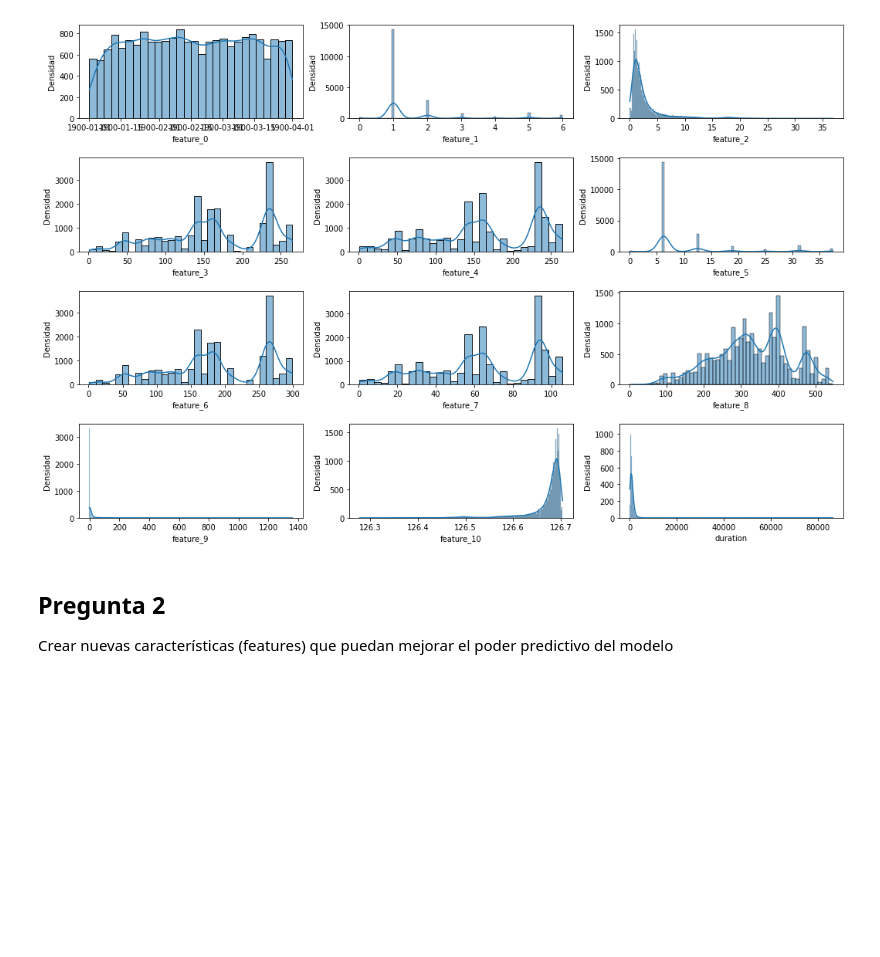
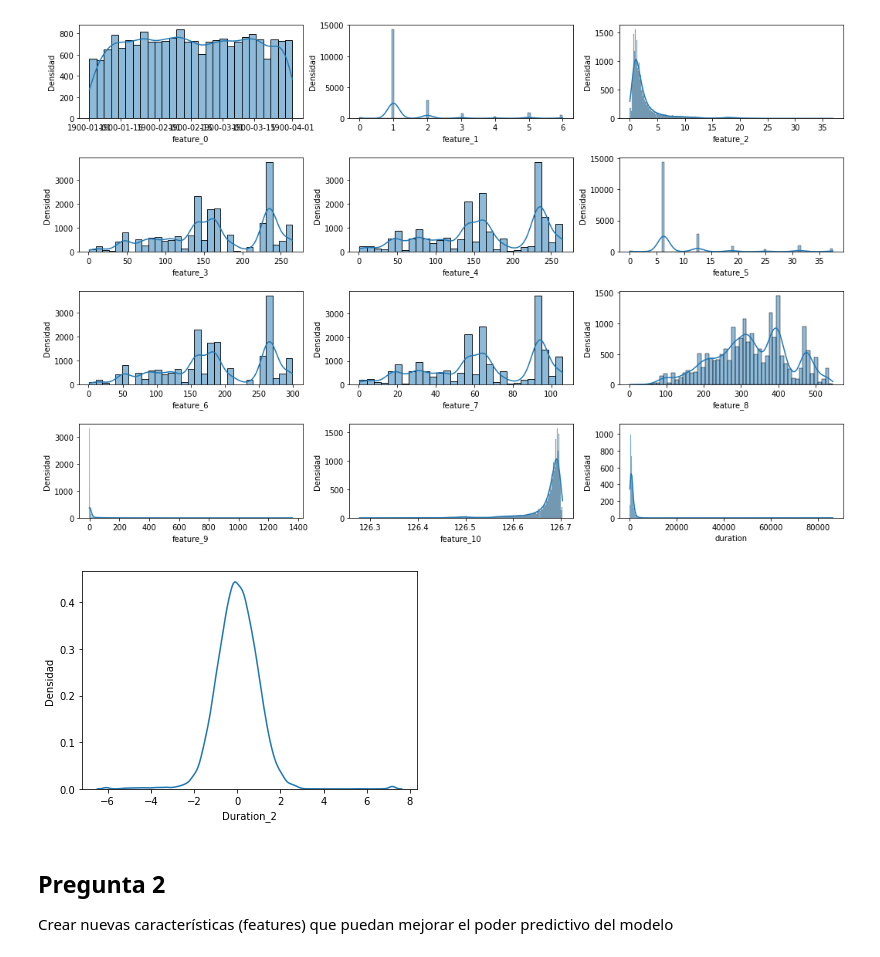
Before and after one commit to alvaropdr10/alvaro_2, a Jupyter notebook: practica_2.ipynb, the cells around one changed output. Cells and saved outputs as stored; diff of their text form; code cells hidden in the pictures; blank space fills up the shorter version.

Commit message:
duration power transform

```diff
--- a/practica_2.ipynb
+++ b/practica_2.ipynb
@@ -125,3 +123,14 @@ plt.show()
+# %%
+# Corrección de anormalidad en mediante power transfrom
+
+uber_data['duration_2'] = PowerTransformer(method='yeo-johnson').fit_transform(uber_data[['duration']])
+
+sns.kdeplot(uber_data['duration_2'])
+plt.xlabel('Duration_2')
+plt.ylabel('Densidad')
+plt.show()
+# %% [output]
+[figure, added]
 # %% [markdown]
 <h2 id="p_1_2">Pregunta 2</h2>
 
```
Also changed, not shown: parts of 2 cells of this notebook.
